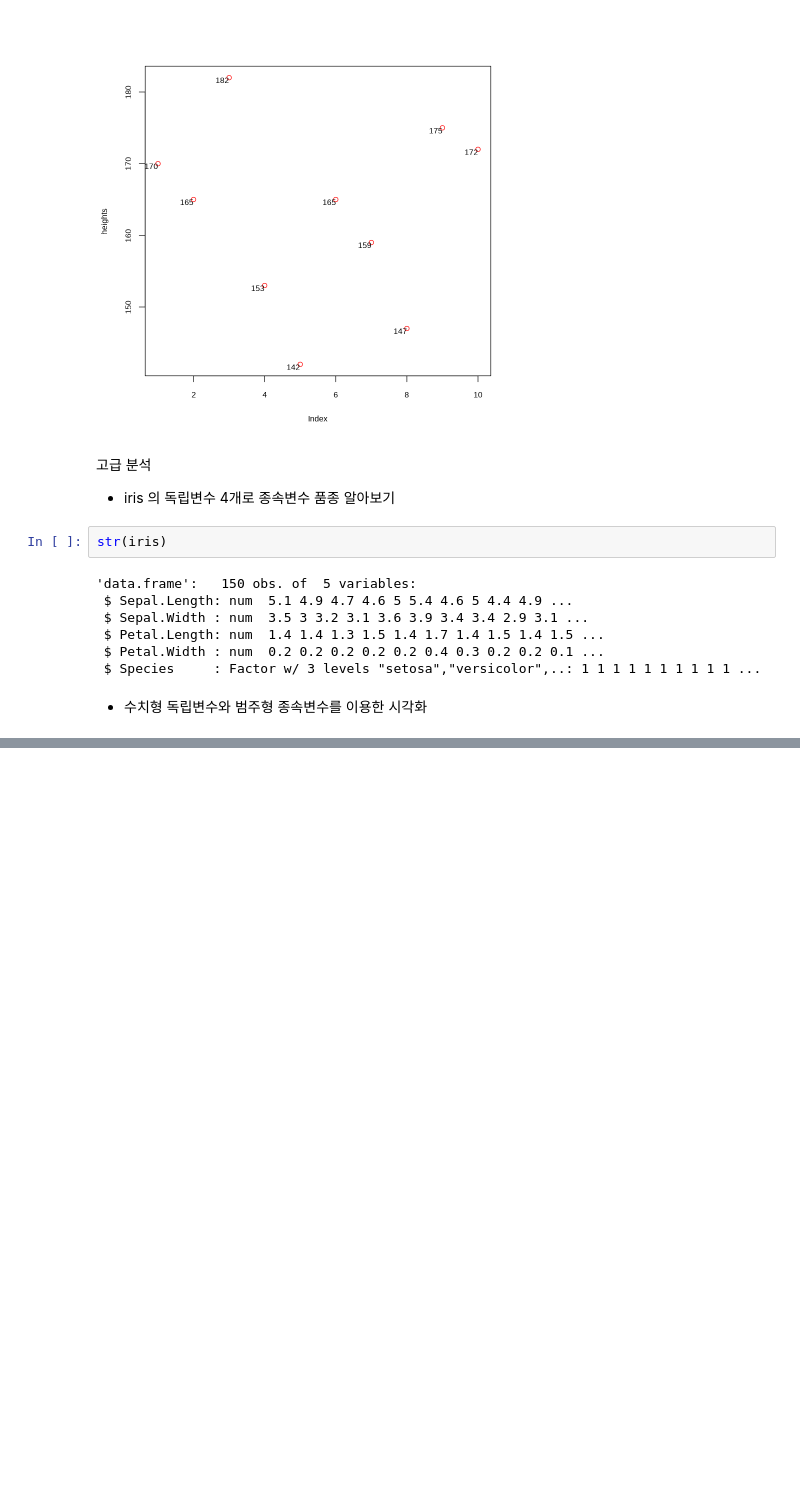
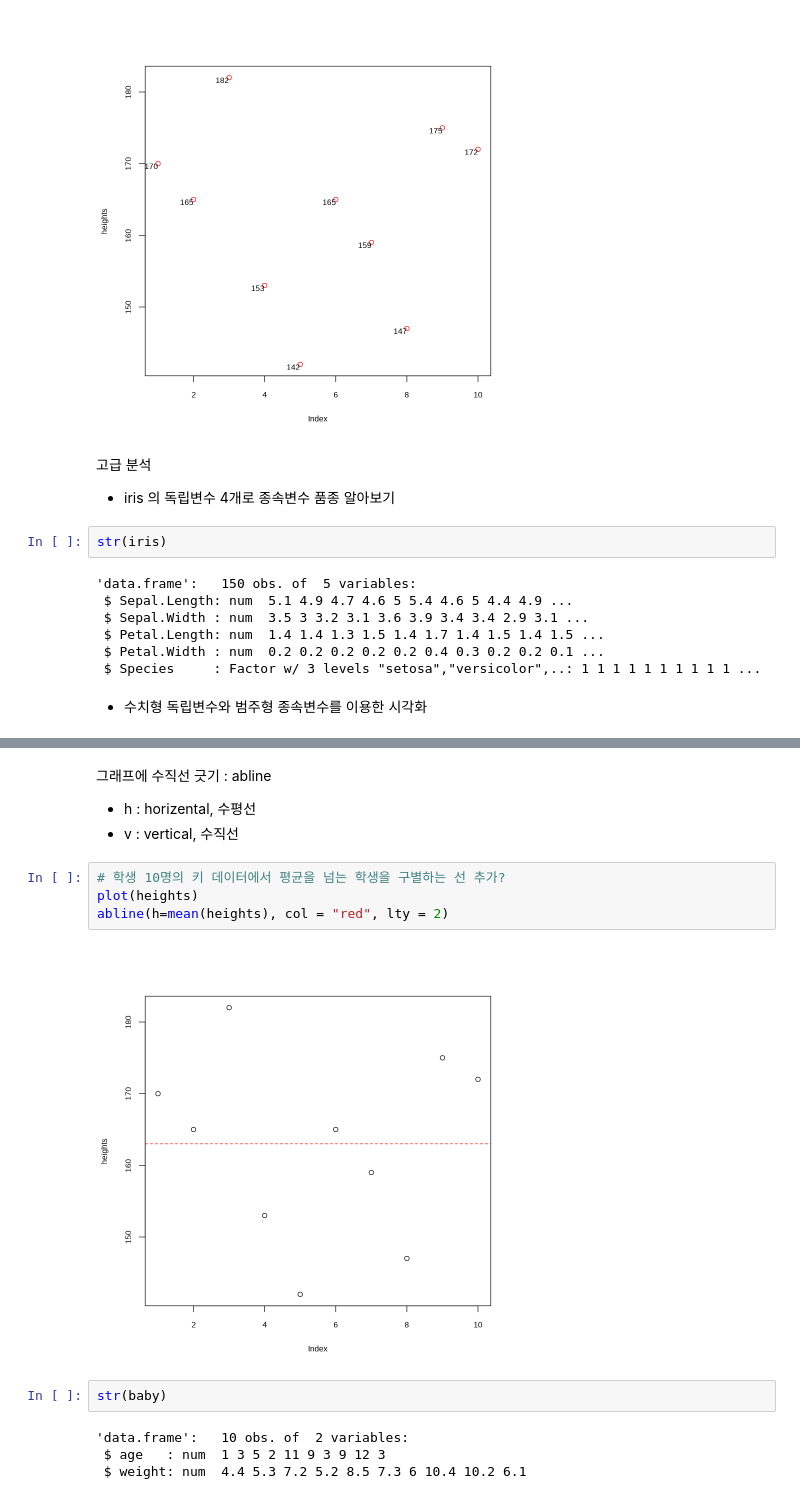
Before and after one commit to gyujin0450/Rstudy, a Jupyter notebook: 401_연속형데이터시각화.ipynb, the cells around one changed output, grey strips where cells are left out. Saved outputs shown, nothing was run; the diff lists cells and outputs as text; blank space fills up the shorter version.

```diff
--- a/401_연속형데이터시각화.ipynb
+++ b/401_연속형데이터시각화.ipynb
@@ -206,0 +244,16 @@ plot(iris$Petal.Length, iris$Petal.Width, col = colors, pch=symbols, cex=1.5)
+# %% [markdown]
+그래프에 수직선 긋기 : abline
+- h : horizental, 수평선
+- v : vertical, 수직선
+# %%
+# 학생 10명의 키 데이터에서 평균을 넘는 학생을 구별하는 선 추가?
+plot(heights)
+abline(h=mean(heights), col = "red", lty = 2)
+# %% [output]
+[figure, added]
+# %%
+str(baby)
+# %% [output]
+'data.frame':   10 obs. of  2 variables:
+ $ age   : num  1 3 5 2 11 9 3 9 12 3
+ $ weight: num  4.4 5.3 7.2 5.2 8.5 7.3 6 10.4 10.2 6.1
```
Also changed, not shown: parts of 7 cells of this notebook.
